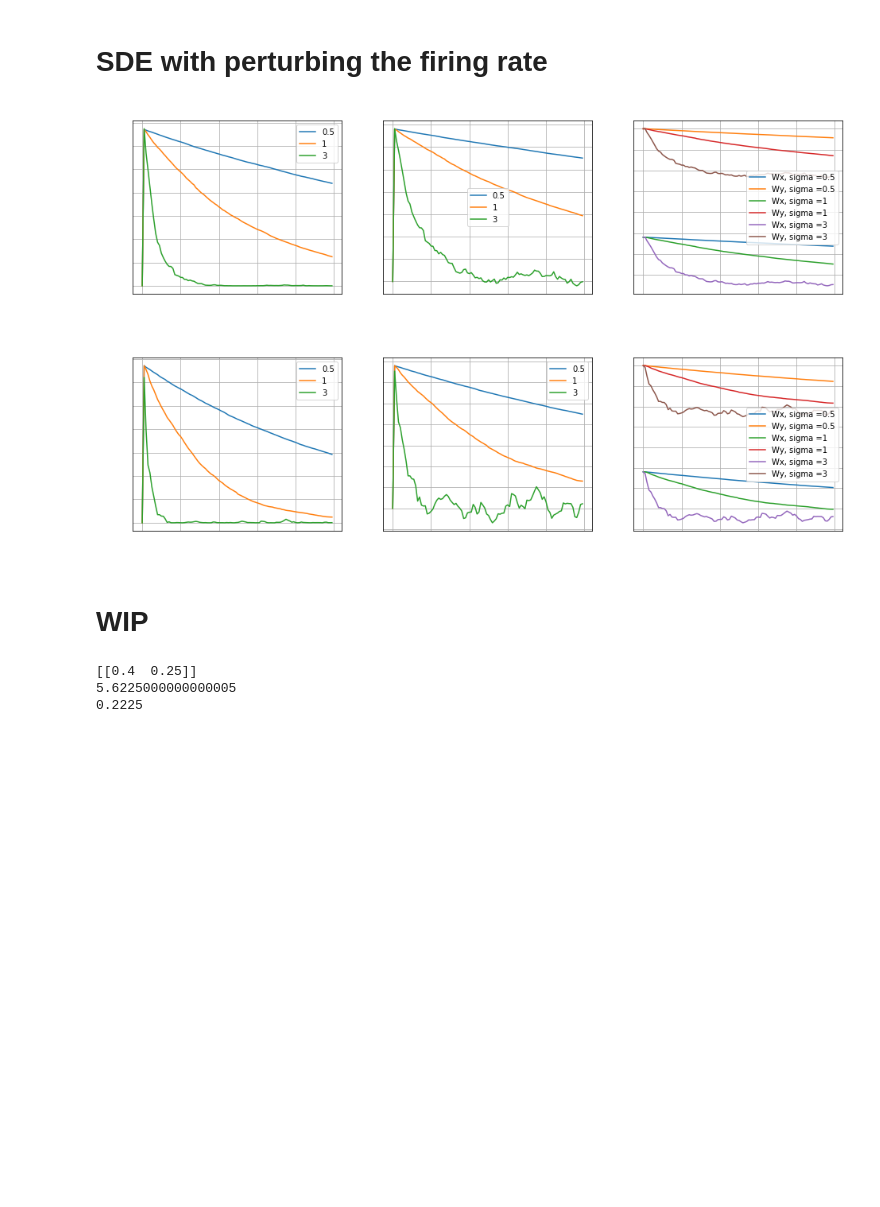
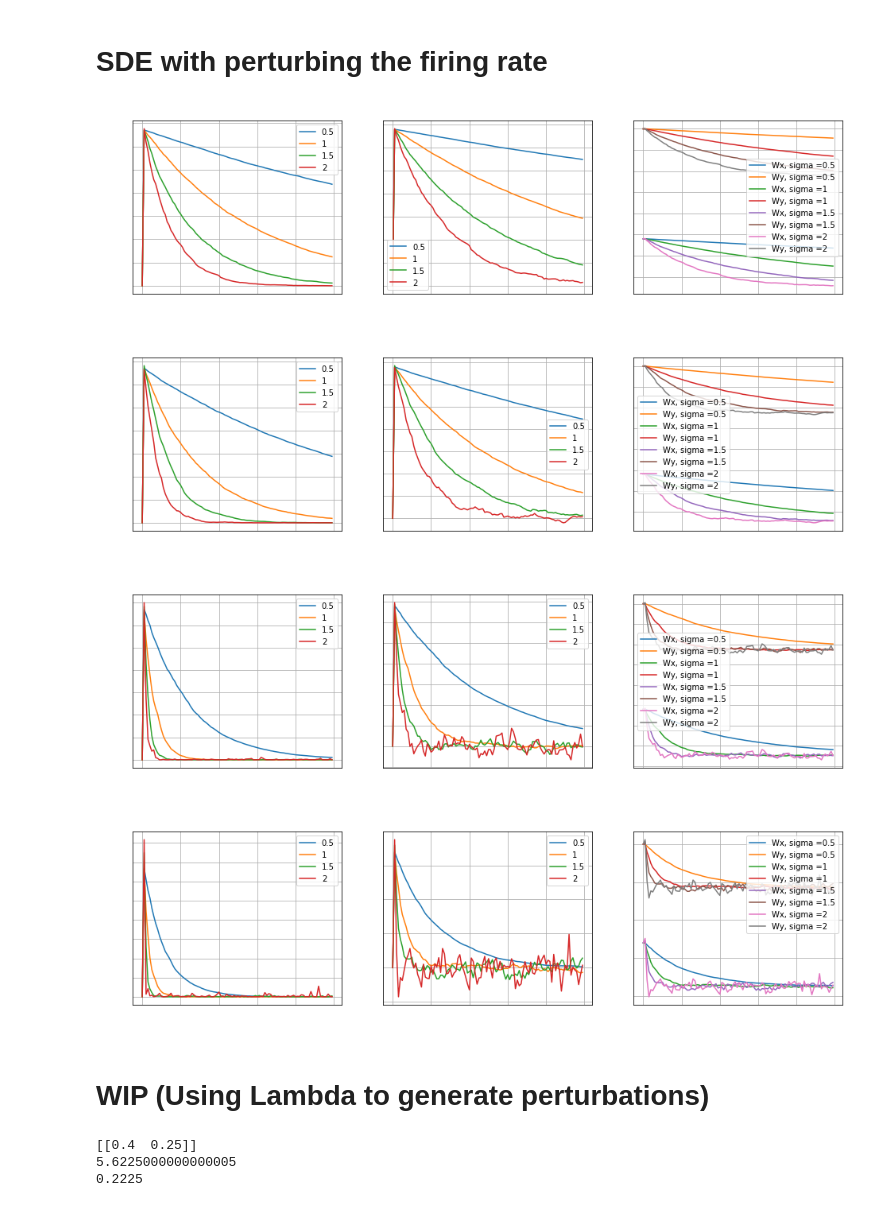
Before and after one commit to mmadduri/BMI_Model, a Jupyter notebook: Winter2020_Work.ipynb, the cells around one changed output. Cells and saved outputs as stored; diff of their text form; code cells hidden in the pictures; blank space fills up the shorter version.

```diff
--- a/Winter2020_Work.ipynb
+++ b/Winter2020_Work.ipynb
@@ -362,39 +362,41 @@ def gradDesc_fr(fr_init, lambda_init, targ_vect, learn_rate, numIter, sigma_list
 
 
     ax3.set_ylabel('$lambda$', color='white')
     ax3.set_xlabel('iteration', color='white')
     ax3.tick_params(axis='x', colors='white')
     ax3.tick_params(axis='y', colors='white')
     ax3.set_title('Lambda', color='white')
     ax3.legend()
 
 
 ########
 # # Set initial conditions
-rate_list = [5e-3, 1e-2]
+rate_list = [5e-3, 1e-2, 5e-2, 1e-1]
 fr_init = [BASELINE]
 numIter = 100
 fig_x = 16
 fig_y = 4
 
-sigma_list = [0.5, 1, 3]
+sigma_list = [0.5, 1, 1.5, 2]
 delta = 1
 dist_samp_list = [100]
 for rate in rate_list:
   for dist_samp in dist_samp_list:
     gradDesc_fr(fr_init, lambda_init, TARGET_VECTOR, rate, numIter, sigma_list, delta, dist_samp)
 
 # ########
 # NEW_BL = 4.7
 # A_VECT = TARGET_VECTOR - K_MATX*NEW_BL
 # numIter = 100
 # for dist_samp in dist_samp_list:
 #   gradDesc_fr(fr_init, lambda_init, TARGET_VECTOR, rate, numIter, sigma_list, delta, dist_samp)
 # %% [output]
-[figure, old version]
+[figure, new version]
-[figure, old version]
+[figure, new version]
+[figure, added]
+[figure, added]
-# %% [markdown]
-# WIP
+# %% [markdown]
+# WIP (Using Lambda to generate perturbations)
 # %%
 import numpy as np
 import matplotlib.pyplot as plt
```
Also changed, not shown: parts of 3 cells of this notebook.
